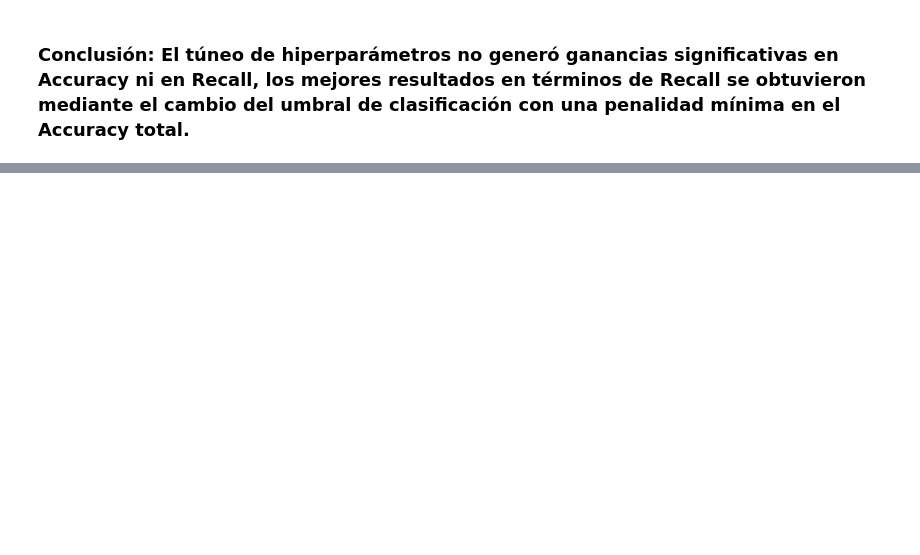
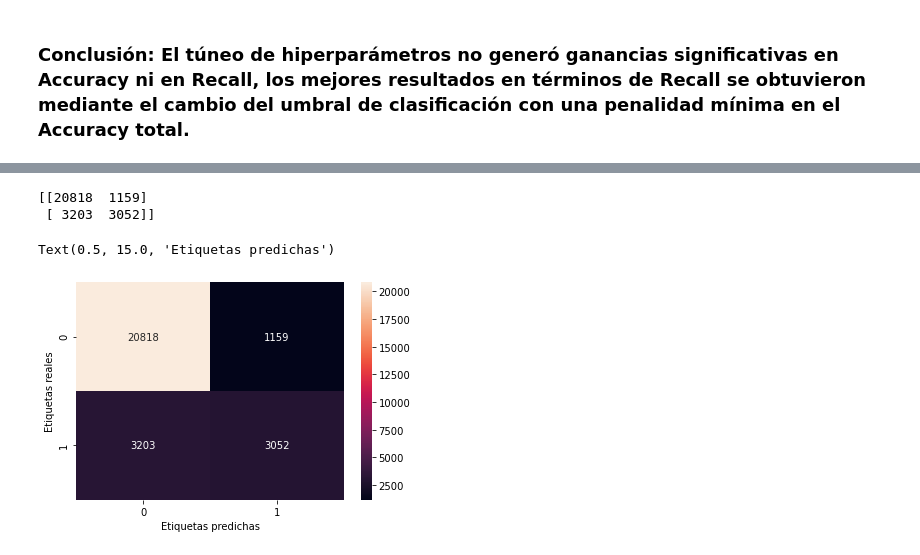
Before and after one commit to eszagadyn/DataScience-RegresionLogistica, a Jupyter notebook: RegresionLogistica.ipynb, the cells around one changed output, grey strips where cells are left out. Cells and saved outputs as stored; diff of their text form; code cells hidden in the pictures; blank space fills up the shorter version.

```diff
--- a/RegresionLogistica.ipynb
+++ b/RegresionLogistica.ipynb
@@ -542,0 +569,10 @@ print(confusion)
+# %%
+print(confusion_matrix(y_test, y_pred))
+sns.heatmap(confusion_matrix(y_test, y_pred), annot=True, fmt='.0f')
+plt.ylabel('Etiquetas reales')
+plt.xlabel('Etiquetas predichas')
+# %% [output]
+[[20818  1159]
+ [ 3203  3052]]
+Text(0.5, 15.0, 'Etiquetas predichas')
+[figure, added]
```
Also changed, not shown: parts of 20 cells of this notebook.
